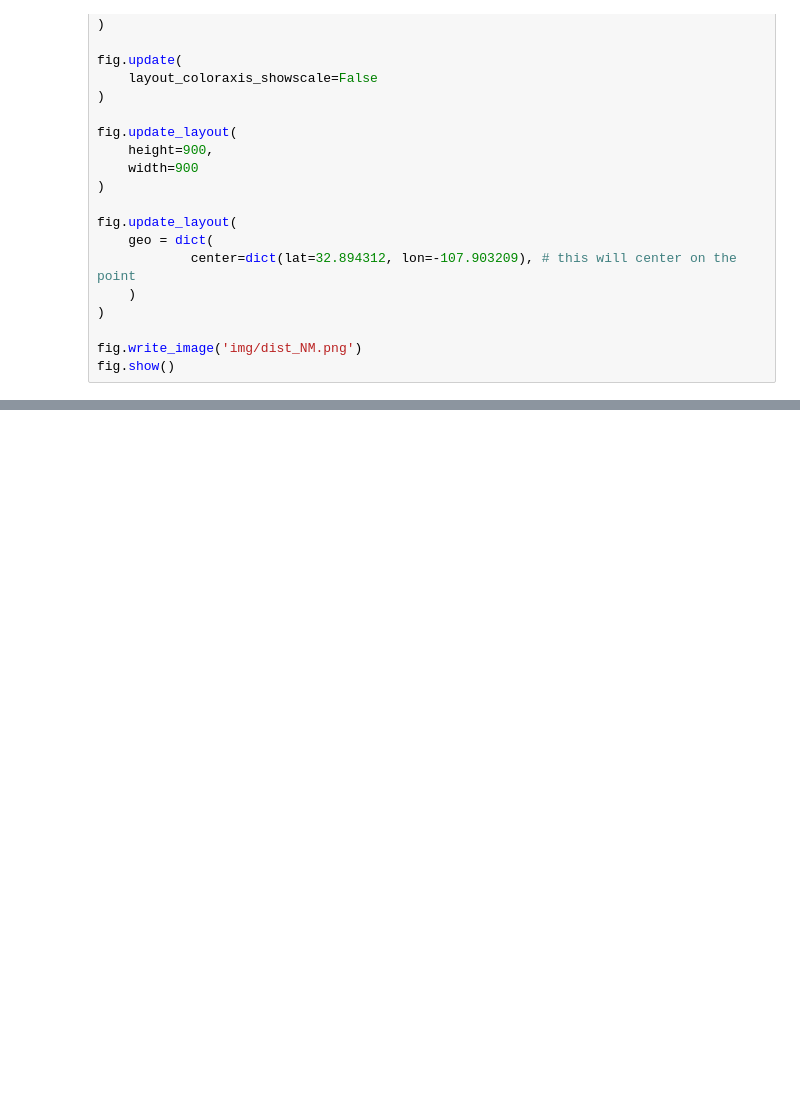
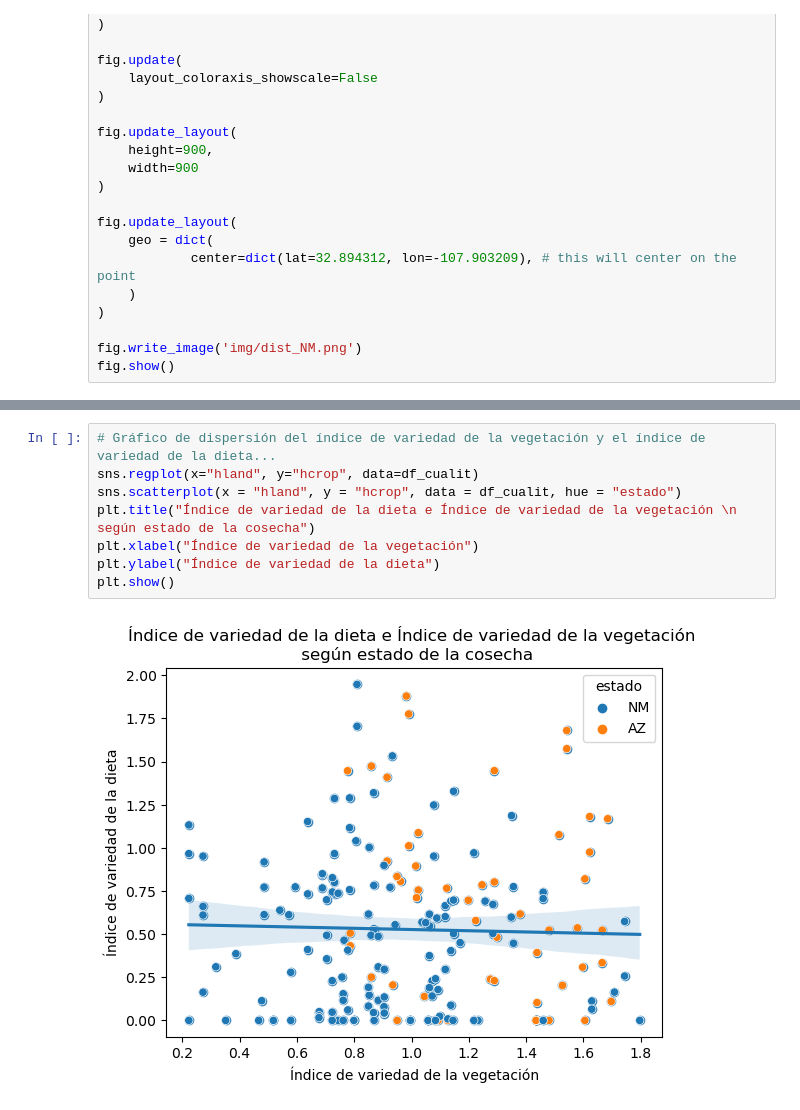
Before and after one commit to anmerino-pnd/codornices, a Jupyter notebook: eda.ipynb, the cells around one changed output, grey strips where cells are left out. Saved outputs shown, nothing was run; the diff lists cells and outputs as text; blank space fills up the shorter version.

```diff
--- a/eda.ipynb
+++ b/eda.ipynb
@@ -399,0 +487,10 @@ fig.show()
+# %%
+# Gráfico de dispersión del índice de variedad de la vegetación y el índice de variedad de la dieta...
+sns.regplot(x="hland", y="hcrop", data=df_cualit)
+sns.scatterplot(x = "hland", y = "hcrop", data = df_cualit, hue = "estado")
+plt.title("Índice de variedad de la dieta e Índice de variedad de la vegetación \n según estado de la cosecha")
+plt.xlabel("Índice de variedad de la vegetación")
+plt.ylabel("Índice de variedad de la dieta")
+plt.show()
+# %% [output]
+[figure, added]
```
Also changed, not shown: parts of 13 cells of this notebook, 1 other file.
